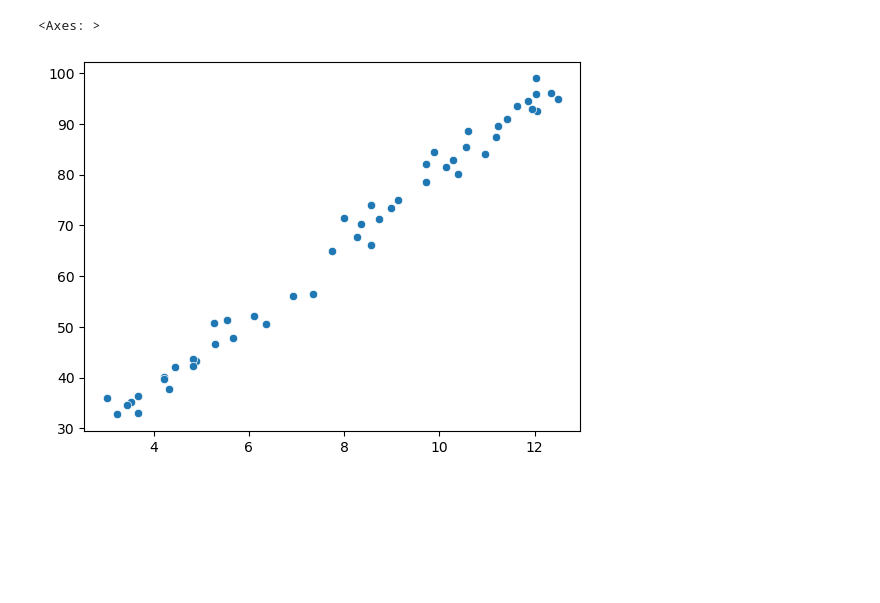
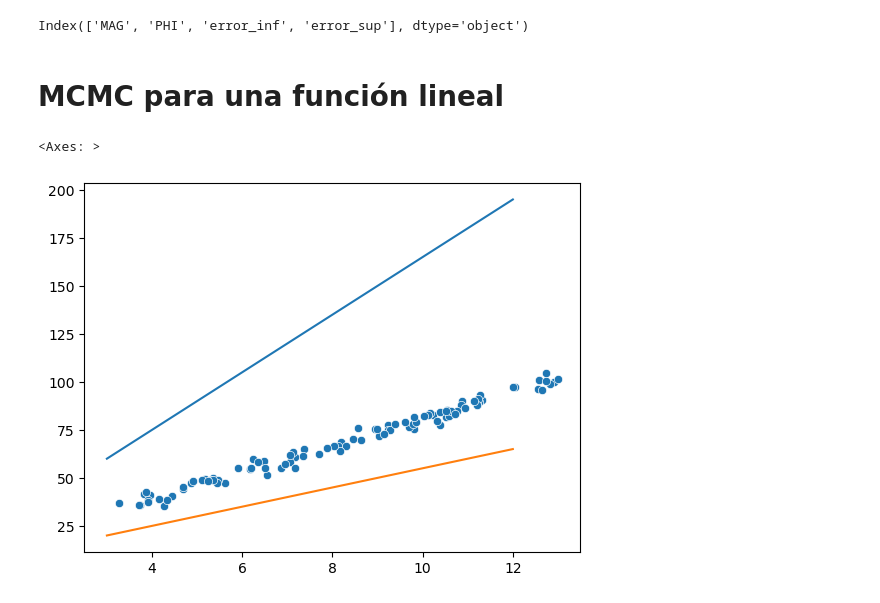
Before and after one commit to shulypuddu/astrometria, a Jupyter notebook: practico_4/pr4.ipynb, the cells around one changed output. Drawn from its saved outputs; the diff is of its cells as text; code cells hidden in the pictures; blank space fills up the shorter version.

```diff
--- a/practico_4/pr4.ipynb
+++ b/practico_4/pr4.ipynb
@@ -3,10 +3,27 @@ import numpy as np
 import matplotlib.pyplot as plt
 import seaborn as sns
 import scipy.stats as st
+import pandas as pd
 import fun as f
+df= pd.read_csv('/mnt/sda2/astrometria/practico_4/datos_Blanton.csv')
+print(df.columns)
+# %% [output]
+Index(['MAG', 'PHI', 'error_inf', 'error_sup'], dtype='object')
+# %% [markdown]
+# MCMC para una función lineal
 # %%
-x,y = f.datos_lineal(50)
-sns.scatterplot(x=x,y=y)
+
+x = f.datos_lineal(100)
+
+par_0=[8,12]
+cota_inf=[5,5]
+cota_sup=[15,15]
+linea=np.linspace(3,12,100)
+
+
+sns.scatterplot(x=x[0],y=x[1])
+sns.lineplot(x=linea,y=f.modelo_lineal(linea,cota_sup))
+sns.lineplot(x=linea,y=f.modelo_lineal(linea,cota_inf))
 # %% [output]
 <Axes: >
-[figure, old version]
+[figure, new version]
```
Also changed, not shown: parts of 8 cells of this notebook, 5 other files.
